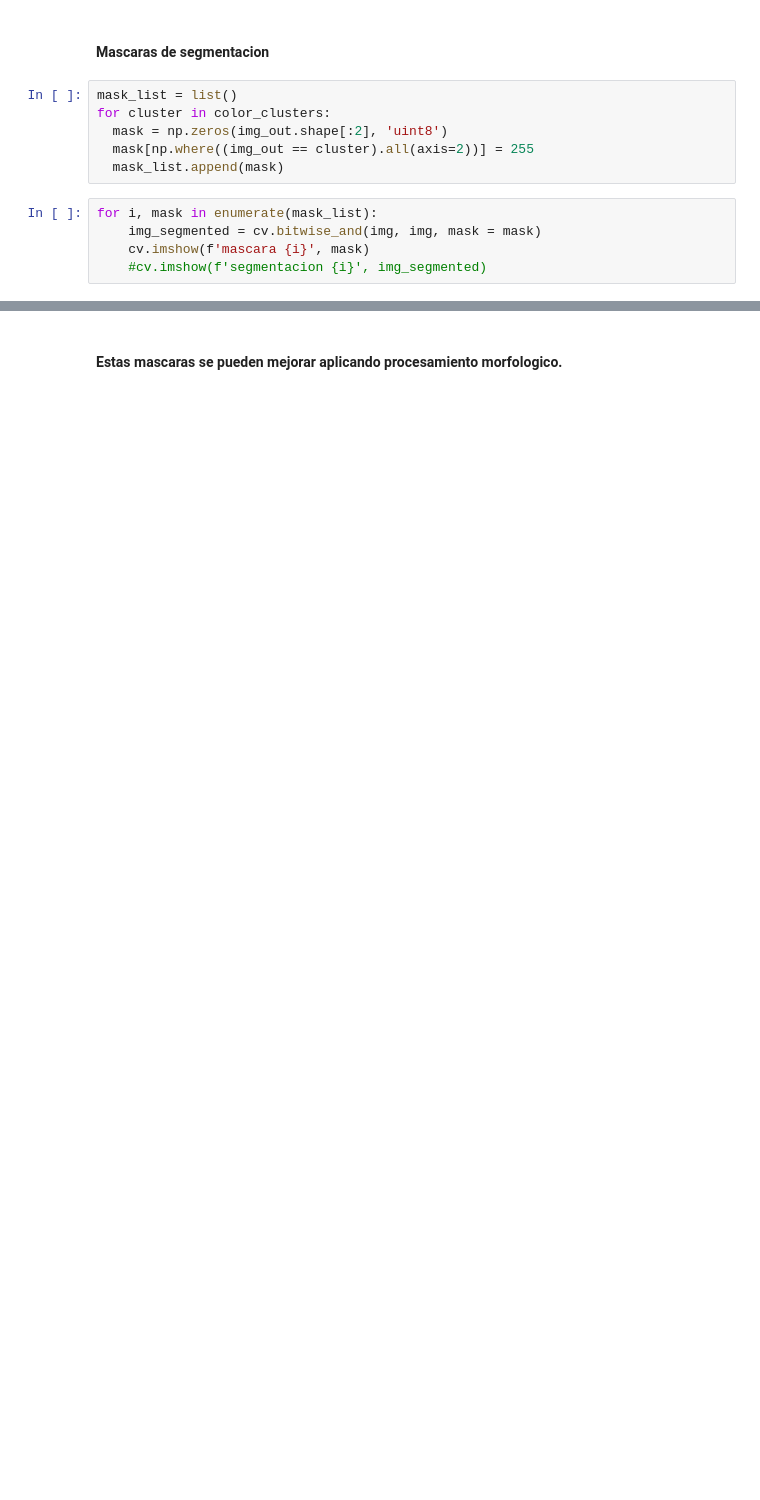
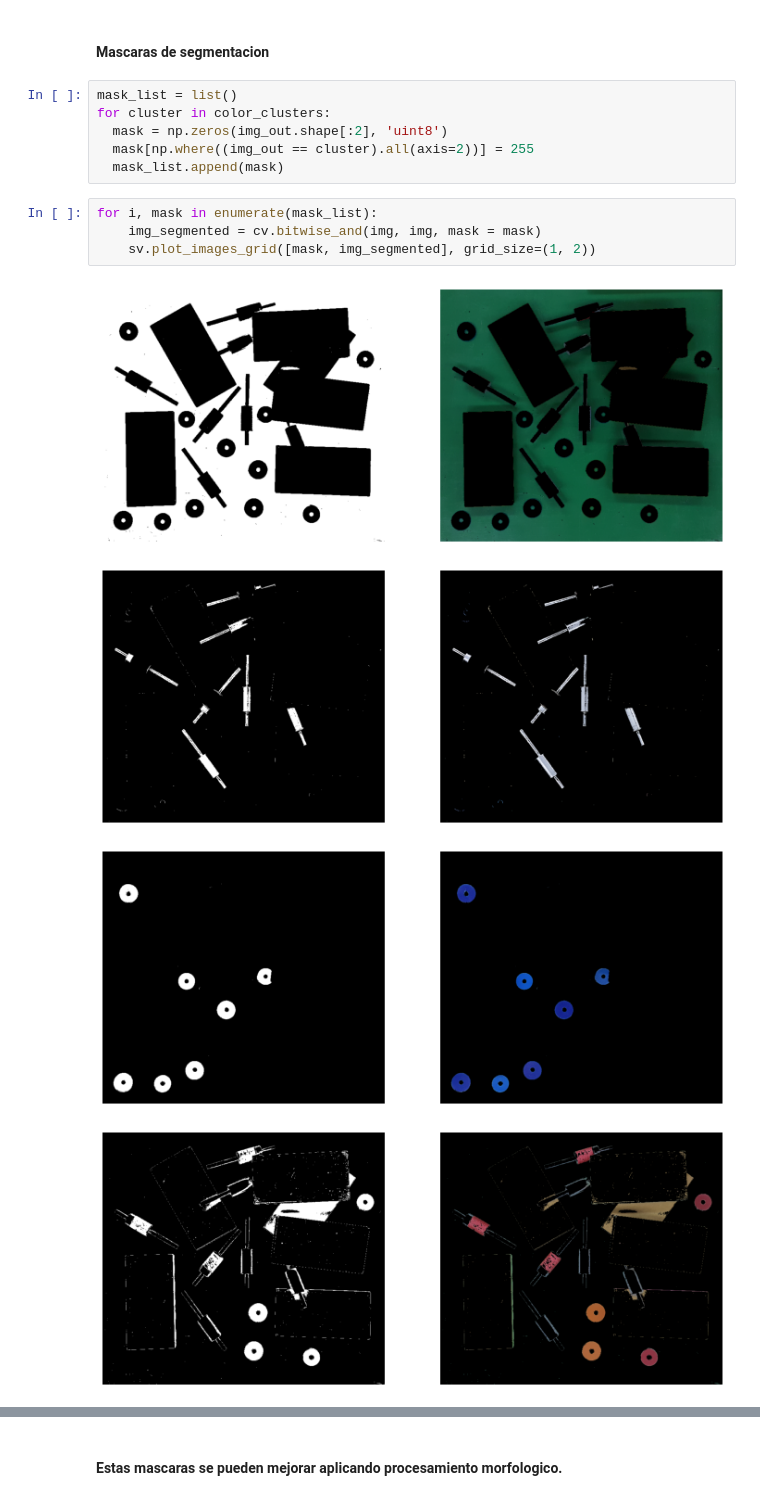
Before and after one commit to FIUBA-Posgrado-Inteligencia-Artificial/vision_computadora_I, a Jupyter notebook: Codigo/Clase6/01.K-Means.ipynb, the cells around one changed output, grey strips where cells are left out. Cells and saved outputs as stored; diff of their text form; blank space fills up the shorter version.

```diff
--- a/Codigo/Clase6/01.K-Means.ipynb
+++ b/Codigo/Clase6/01.K-Means.ipynb
@@ -101,5 +105,9 @@ for cluster in color_clusters:
 # %%
 for i, mask in enumerate(mask_list):
     img_segmented = cv.bitwise_and(img, img, mask = mask)
-    cv.imshow(f'mascara {i}', mask)
-    #cv.imshow(f'segmentacion {i}', img_segmented)
+    sv.plot_images_grid([mask, img_segmented], grid_size=(1, 2))
+# %% [output]
+[figure, added]
+[figure, added]
+[figure, added]
+[figure, added]
```
Also changed, not shown: parts of 5 cells of this notebook, 3 other files.
